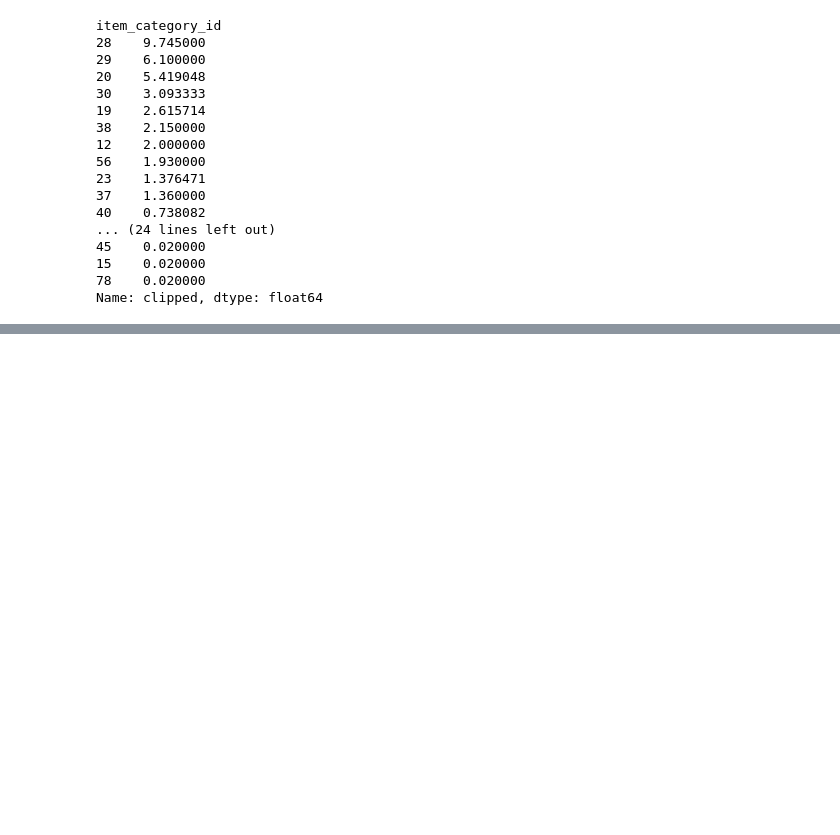
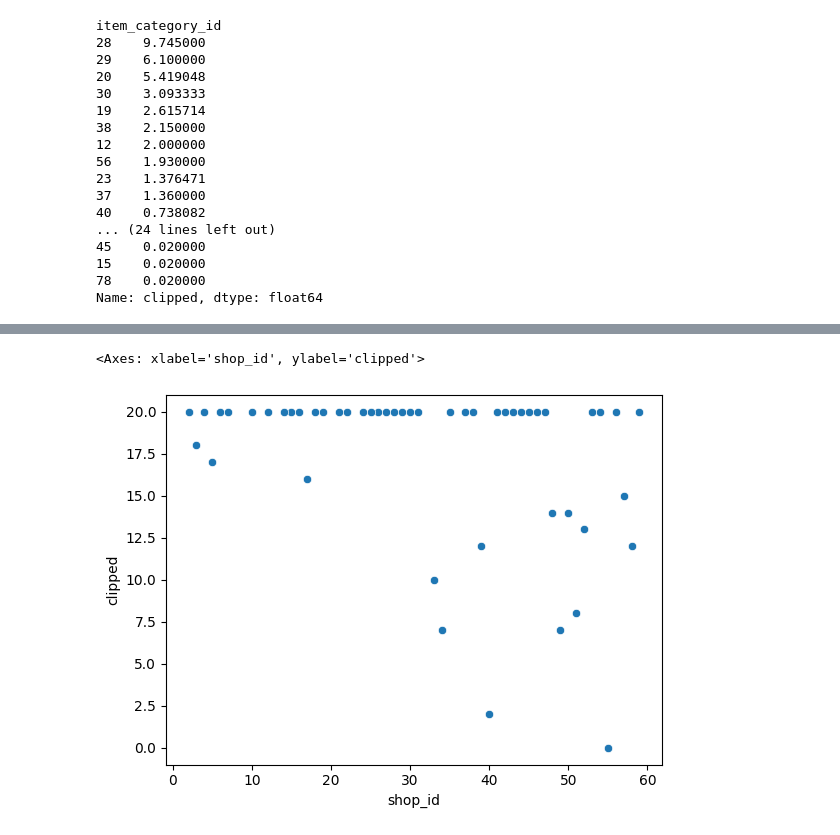
Before and after one commit to akhilkammila/future-sales, a Jupyter notebook: new_items_eda.ipynb, the cells around one changed output, grey strips where cells are left out. Cells and saved outputs as stored; diff of their text form; code cells hidden in the pictures; blank space fills up the shorter version.

```diff
--- a/new_items_eda.ipynb
+++ b/new_items_eda.ipynb
@@ -57,7 +57,7 @@ items['bracket'] = items['item_name'].str.extract(r'\[(.*?)\]').fillna('')
 items['first_and_bracket'] = items['subcategory'].str.cat(items['bracket'], sep='-')
 items['first_two_words'] = items['item_name'].str.split().str[:2].str.join(' ')
 items['first_two_and_bracket'] = items['first_two_words'].str.cat(items['bracket'], sep='-')
-items['before_bracket'] = items['item_name'].str.split('[').str[0].str.split().str[-2:].str.join(' ')
+items['before_bracket'] = items['item_name'].str.extract(r'^(.*)\s*\(.*\)$').fillna('')
 items['relevant_string'] = items['first_two_and_bracket'] + items['before_bracket']
 # %% [markdown]
 # Nov. 2014 Testing
@@ -123,8 +123,7 @@ prediction_df = prediction_df.merge(by_rel, on=['relevant_string', 'shop_id'], h
 
 prediction_df['prediction_baseline'] = 0
 prediction_cols = [col for col in prediction_df.columns if 'prediction' in col]
-# prediction_df['prediction_combined'] = np.where(prediction_df['item_category_id'].isin([20,28,29]), 5, 0)
-prediction_df['prediction_combined'] = np.where(prediction_df['prediction_relevant'].isna(), prediction_df['prediction_category'], prediction_df['prediction_relevant'])
+prediction_df['prediction_combined'] = (prediction_df['bracket'] > 7).any(axis=1)*18
 prediction_df = prediction_df.fillna(0)
 
 print("Baseline:", np.square(prediction_df['clipped'].fillna(0)).sum() / len(nov_stores) / len(nov_new_items))
@@ -320,0 +339,7 @@ prediction_df[prediction_df['item_id'] == 3733][['clipped'] + [col for col in pr
+# %%
+# Over shops
+item_specific = prediction_df[prediction_df['item_id'] == 3460]
+sns.scatterplot(data=item_specific, x='shop_id', y='clipped')
+# %% [output]
+<Axes: xlabel='shop_id', ylabel='clipped'>
+[figure, added]
```
Also changed, not shown: parts of 3 cells of this notebook, 1 other file.
